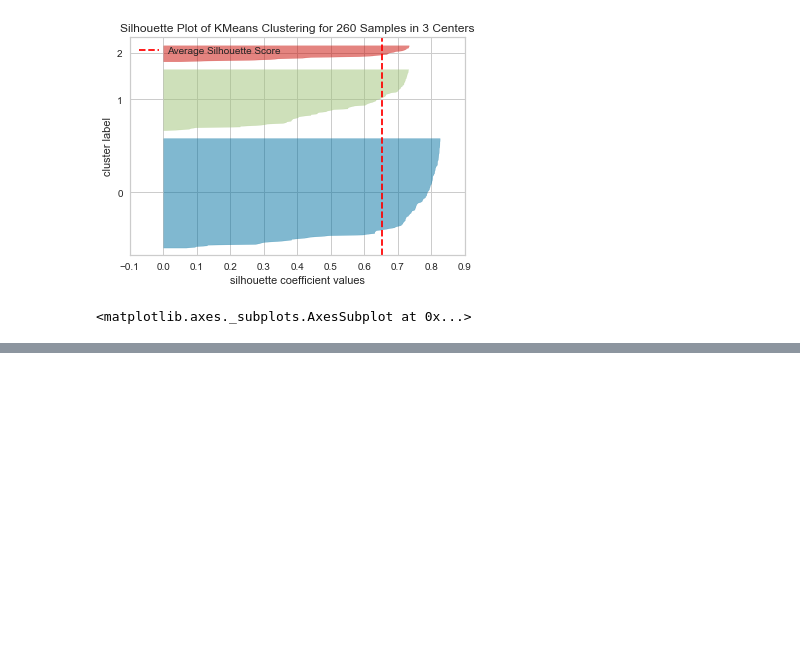
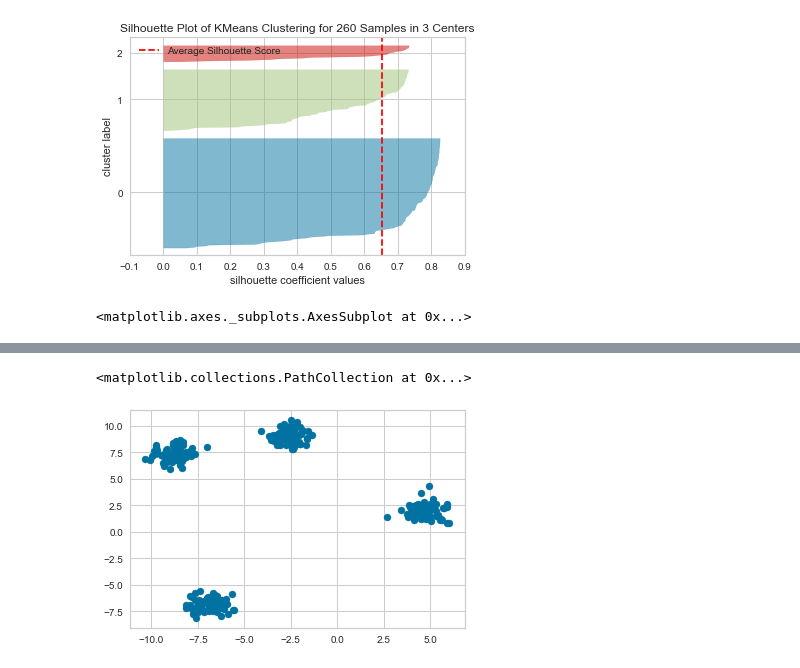
Before and after one commit to bthakr1/datascience_pipeline, a Jupyter notebook: k means.ipynb, the cells around one changed output, grey strips where cells are left out. Drawn from its saved outputs; the diff is of its cells as text; code cells hidden in the pictures; blank space fills up the shorter version.

Commit message:
added k means with scatter plot

```diff
--- a/k means.ipynb
+++ b/k means.ipynb
@@ -64,0 +78,7 @@ visualizer.show()
+# %%
+X, y_true = make_blobs(n_samples=300, centers=4, random_state=42, cluster_std=0.60)
+# %%
+plt.scatter(X[:,0],X[:,1],s=50)
+# %% [output]
+<matplotlib.collections.PathCollection at 0x...>
+[figure, added]
```
Also changed, not shown: parts of 9 cells of this notebook.
